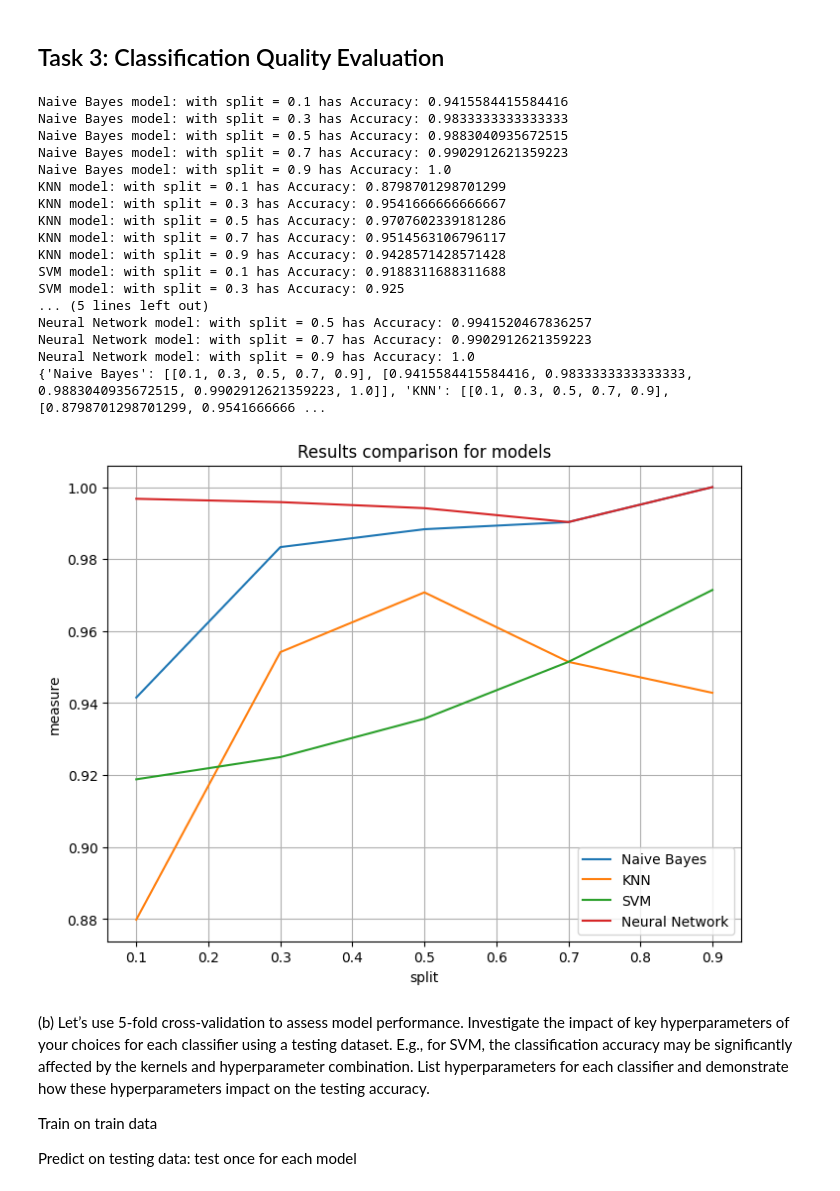
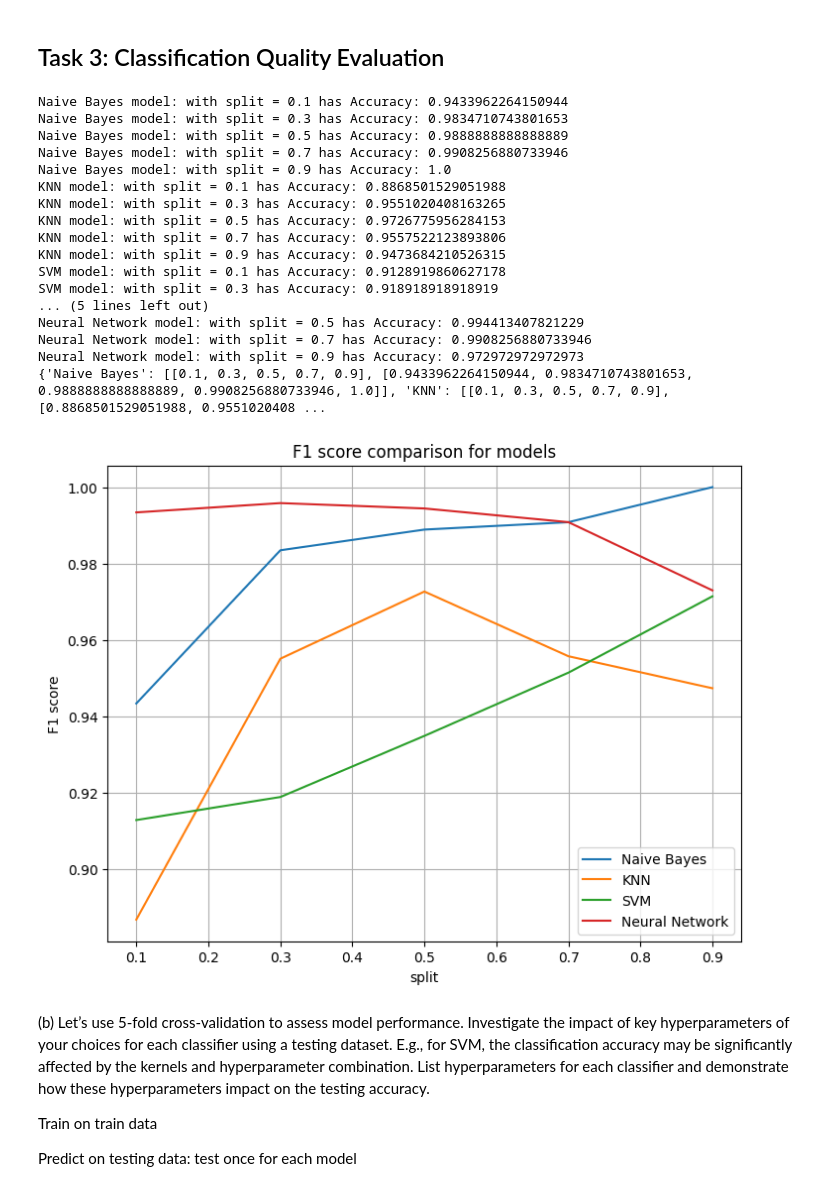
Before and after one commit to jeffcct/Tutorial-5, a Jupyter notebook: Assignment/draft.ipynb, the cells around one changed output. Drawn from its saved outputs; the diff is of its cells as text; code cells hidden in the pictures.

Commit message:
Changed to use f1-score for task 3 [I only used accuracy because it's easy to find]

```diff
--- a/Assignment/draft.ipynb
+++ b/Assignment/draft.ipynb
@@ -681,52 +681,53 @@ models = {"Naive Bayes": NBmodel, "KNN": knn_best, "SVM": linear_svm, "Neural Ne
 
 
 all_data = X_train_count
 all_labels = y_train
 
 results = {}
 for name in models.keys():
     for split in splits:
         X_train, X_verify, y_t, y_verify = train_test_split(all_data, all_labels, test_size= 1-split,random_state=42)
 
         models[name].fit(X_train, y_t)
         y_pred = models[name].predict(X_verify)
 
-        measure = accuracy_score(y_verify, y_pred)
+        measure = f1_score(y_verify, y_pred, pos_label = 'tech')
+
         results[name] = results.get(name, [[],[]])
         results[name][0].append(split); results[name][1].append(measure)
         print(f'{name} model: with split = {split} has Accuracy: {measure}')
 
 print(results)
 
 fig = plt.figure()
 ax = fig.add_axes((0,0,1,1))
 for name in models.keys():
     ax.plot(results[name][0], results[name][1], label = name)
 ax.set_xlabel("split")
-ax.set_ylabel("measure")
-ax.set_title("Results comparison for models")
+ax.set_ylabel("F1 score")
+ax.set_title("F1 score comparison for models")
 plt.legend()
 plt.grid()
 plt.show()
 # %% [output]
-Naive Bayes model: with split = 0.1 has Accuracy: 0.9415584415584416
-Naive Bayes model: with split = 0.3 has Accuracy: 0.9833333333333333
-Naive Bayes model: with split = 0.5 has Accuracy: 0.9883040935672515
-Naive Bayes model: with split = 0.7 has Accuracy: 0.9902912621359223
+Naive Bayes model: with split = 0.1 has Accuracy: 0.9433962264150944
+Naive Bayes model: with split = 0.3 has Accuracy: 0.9834710743801653
+Naive Bayes model: with split = 0.5 has Accuracy: 0.9888888888888889
+Naive Bayes model: with split = 0.7 has Accuracy: 0.9908256880733946
 Naive Bayes model: with split = 0.9 has Accuracy: 1.0
-KNN model: with split = 0.1 has Accuracy: 0.8798701298701299
-KNN model: with split = 0.3 has Accuracy: 0.9541666666666667
-KNN model: with split = 0.5 has Accuracy: 0.9707602339181286
-KNN model: with split = 0.7 has Accuracy: 0.9514563106796117
-KNN model: with split = 0.9 has Accuracy: 0.9428571428571428
-SVM model: with split = 0.1 has Accuracy: 0.9188311688311688
-SVM model: with split = 0.3 has Accuracy: 0.925
+KNN model: with split = 0.1 has Accuracy: 0.8868501529051988
+KNN model: with split = 0.3 has Accuracy: 0.9551020408163265
+KNN model: with split = 0.5 has Accuracy: 0.9726775956284153
+KNN model: with split = 0.7 has Accuracy: 0.9557522123893806
+KNN model: with split = 0.9 has Accuracy: 0.9473684210526315
+SVM model: with split = 0.1 has Accuracy: 0.9128919860627178
+SVM model: with split = 0.3 has Accuracy: 0.918918918918919
 ... (5 lines left out)
-Neural Network model: with split = 0.5 has Accuracy: 0.9941520467836257
-Neural Network model: with split = 0.7 has Accuracy: 0.9902912621359223
-Neural Network model: with split = 0.9 has Accuracy: 1.0
-{'Naive Bayes': [[0.1, 0.3, 0.5, 0.7, 0.9], [0.9415584415584416, 0.9833333333333333, 0.9883040935672515, 0.9902912621359223, 1.0]], 'KNN': [[0.1, 0.3, 0.5, 0.7, 0.9], [0.8798701298701299, 0.9541666666 ...
+Neural Network model: with split = 0.5 has Accuracy: 0.994413407821229
+Neural Network model: with split = 0.7 has Accuracy: 0.9908256880733946
+Neural Network model: with split = 0.9 has Accuracy: 0.972972972972973
+{'Naive Bayes': [[0.1, 0.3, 0.5, 0.7, 0.9], [0.9433962264150944, 0.9834710743801653, 0.9888888888888889, 0.9908256880733946, 1.0]], 'KNN': [[0.1, 0.3, 0.5, 0.7, 0.9], [0.8868501529051988, 0.9551020408 ...
-[figure, old version]
+[figure, new version]
 # %% [markdown]
 (b) Let’s use 5-fold cross-validation to assess model performance. Investigate the impact of key
 hyperparameters of your choices for each classifier using a testing dataset. E.g., for SVM, the
```
